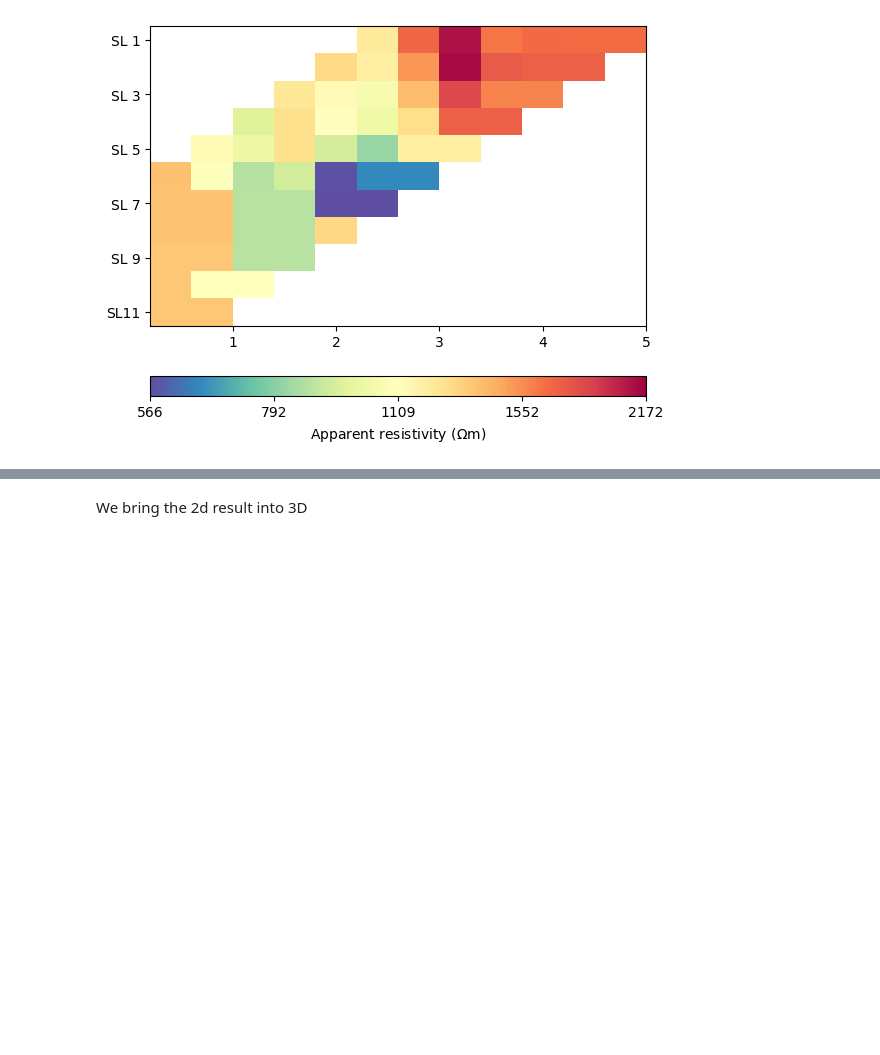
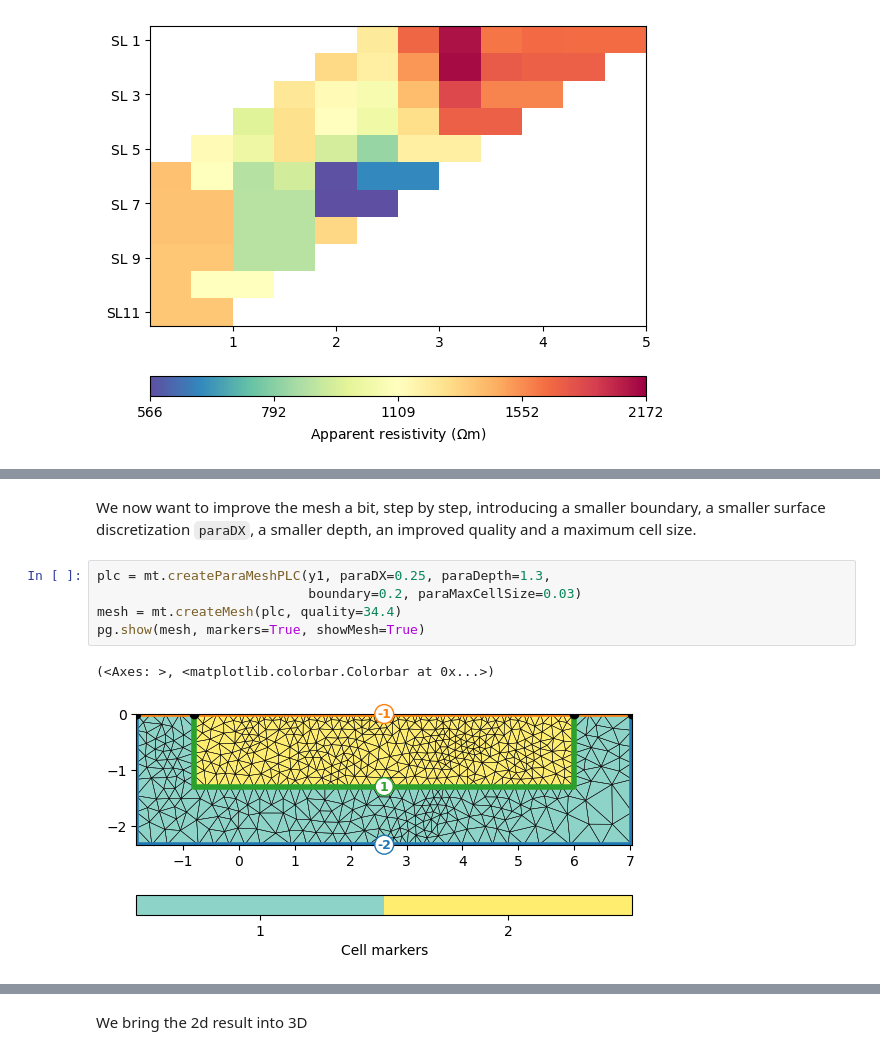
Before and after one commit to gimli-org/SEGwebinar, a Jupyter notebook: data/mulda/story.ipynb, the cells around one changed output, grey strips where cells are left out. Drawn from its saved outputs; the diff is of its cells as text; blank space fills up the shorter version.

Commit message:
some more steps in Mulda story

```diff
--- a/data/mulda/story.ipynb
+++ b/data/mulda/story.ipynb
@@ -184,0 +187,12 @@ inv.iter 1 ... chi² =   41.10 (dPhi = 94.63%) lam: 20.0
+# %% [markdown]
+We now want to improve the mesh a bit, step by step, introducing
+a smaller boundary, a smaller surface discretization `paraDX`, a
+smaller depth, an improved quality and a maximum cell size.
+# %%
+plc = mt.createParaMeshPLC(y1, paraDX=0.25, paraDepth=1.3,
+                           boundary=0.2, paraMaxCellSize=0.03)
+mesh = mt.createMesh(plc, quality=34.4)
+pg.show(mesh, markers=True, showMesh=True)
+# %% [output]
+(<Axes: >, <matplotlib.colorbar.Colorbar at 0x...>)
+[figure, added]
```
Also changed, not shown: parts of 25 cells of this notebook.
